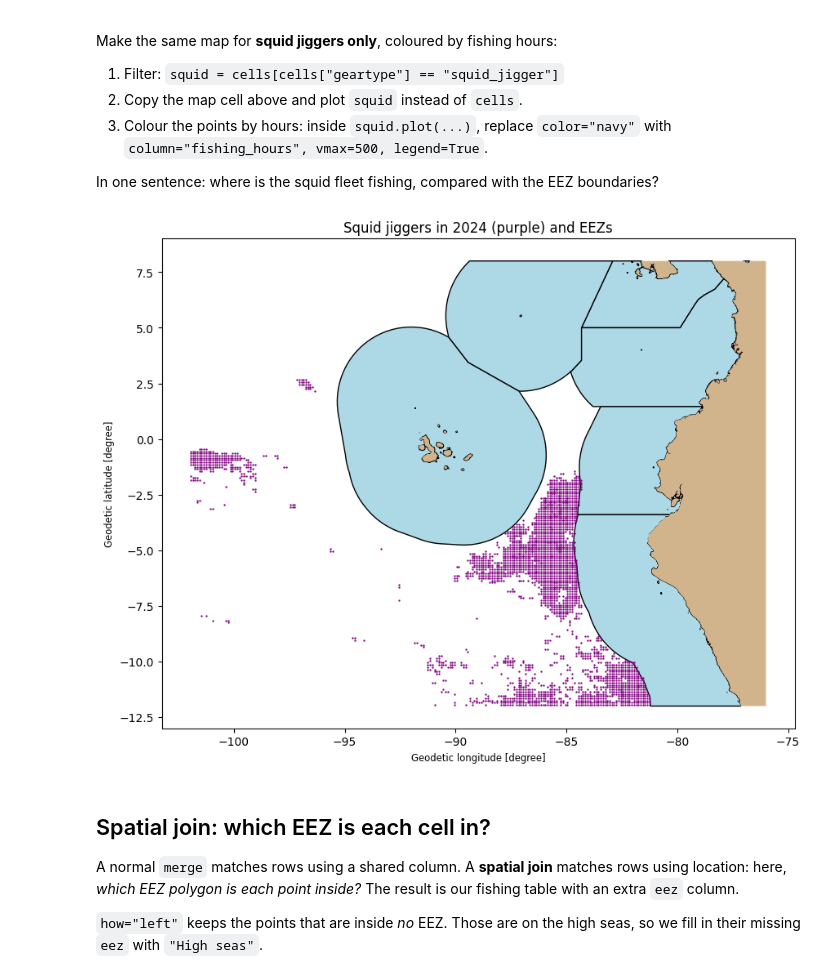
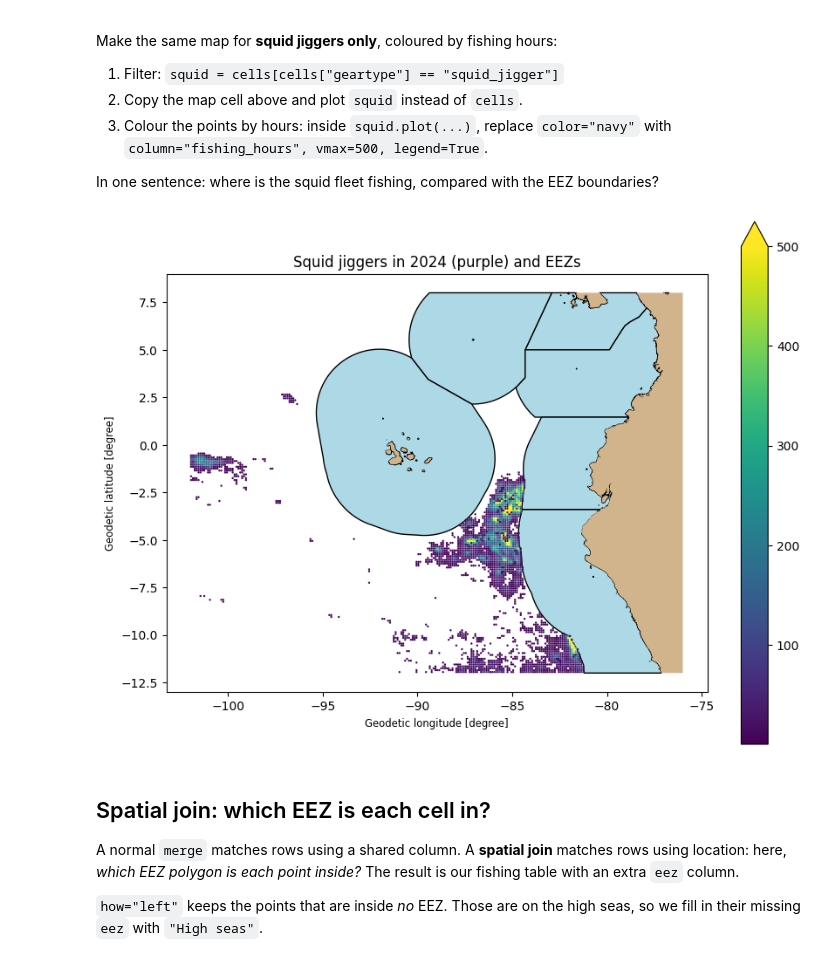
Before and after one commit to ysubev/QM2, a Jupyter notebook: notebooks/W03. Spatial Data.ipynb, the cells around one changed output. Saved outputs shown, nothing was run; the diff lists cells and outputs as text; code cells hidden in the pictures.

```diff
--- a/notebooks/W03. Spatial Data.ipynb
+++ b/notebooks/W03. Spatial Data.ipynb
@@ -107,15 +105,15 @@ In one sentence: where is the squid fleet fishing, compared with the EEZ boundar
 # %%
 # your code here
 
 squid = cells[cells["geartype"] == "squid_jigger"]
 
 ax = eez.plot(figsize=(10, 8), color="lightblue", edgecolor="black")     # EEZ polygons
 land.plot(ax=ax, color="tan")                                            # land
-squid.plot(ax=ax, markersize=0.5, color="purple")                        # squid jiggers (points)
+squid.plot(ax=ax, markersize=0.5, column="fishing_hours", vmax=500, legend=True)                        # squid jiggers (points)
 plt.title("Squid jiggers in 2024 (purple) and EEZs")
 plt.show()
 # %% [output]
-[figure, old version]
+[figure, new version]
 # %% [markdown]
 ## Spatial join: which EEZ is each cell in?
 
```
Also changed, not shown: parts of 1 cell of this notebook.
